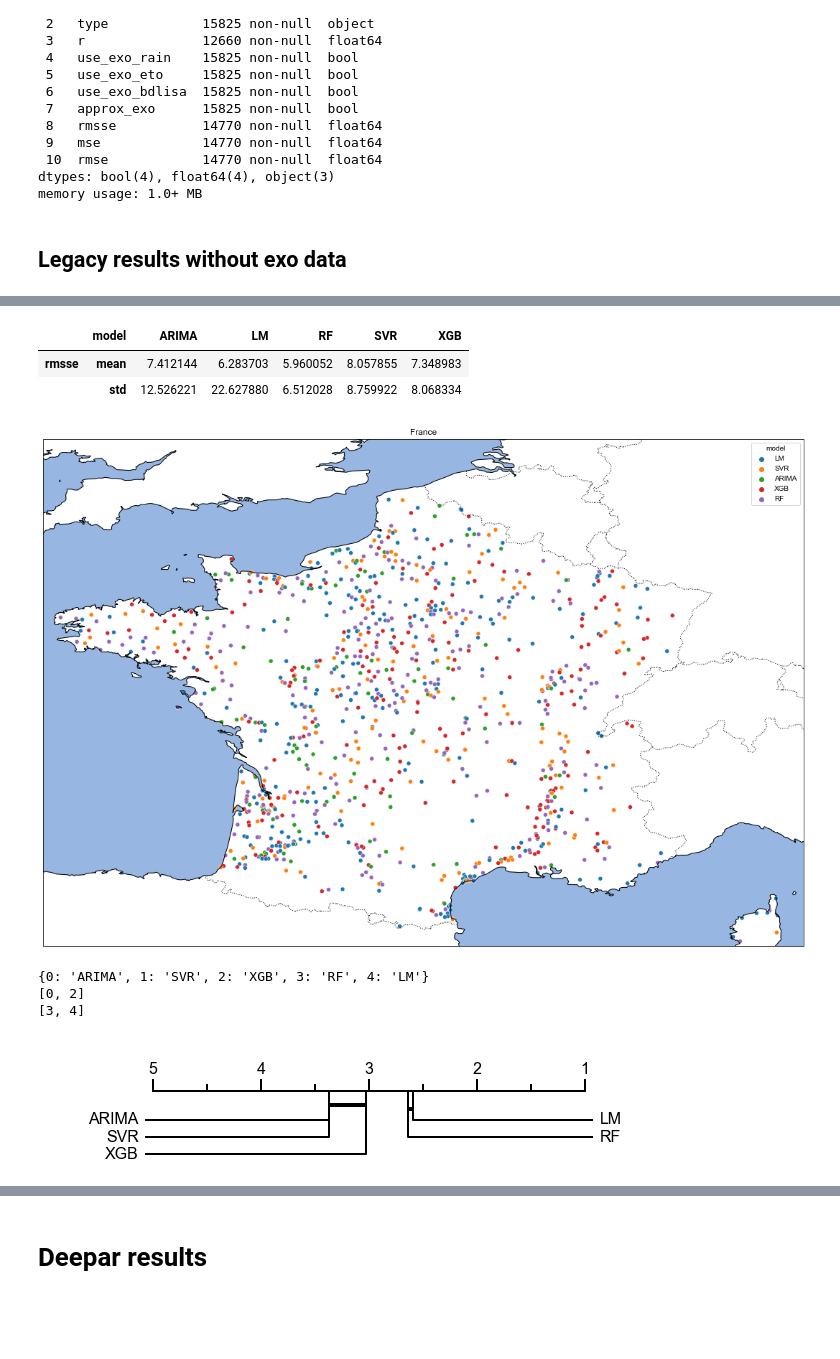
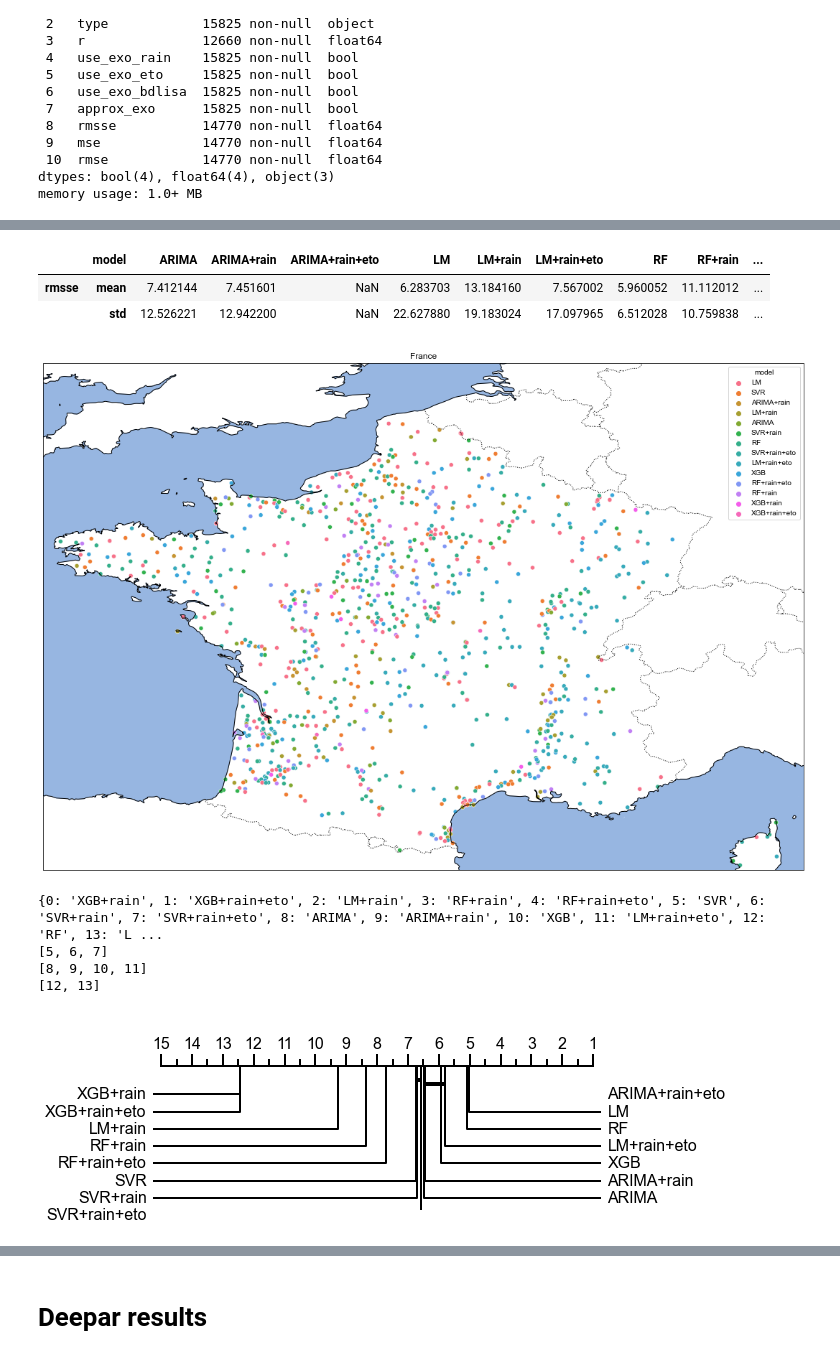
Before and after one commit to frankl1/piezoforecast, a Jupyter notebook: results/analysis.ipynb, the cells around one changed output, grey strips where cells are left out. Cells and saved outputs as stored; diff of their text form; code cells hidden in the pictures; blank space fills up the shorter version.

```diff
--- a/results/analysis.ipynb
+++ b/results/analysis.ipynb
@@ -81,8 +81,8 @@ def plot_forecast(forecast_df):
     #plt.savefig('Images/forecasts.png')
     plt.show()
 # %%
-def show_performance(result_df, use_exo_rain, use_exo_eto, show_map=False, barplot_fname=None, cd_fname=None):
-    res = result_df[(result_df.use_exo_eto == use_exo_eto) & (result_df.use_exo_rain == use_exo_rain) & (result_df.use_exo_bdlisa==False)].copy()
+def show_performance(result_df, show_map=False, barplot_fname=None, cd_fname=None):
+    res = result_df.copy()
     if res.shape[0] > 0:
         plot_stats(res, fname=barplot_fname)
 
@@ -145,6 +154,8 @@ legacy_result = legacy_result.rename(columns={'id_method_ML': 'model'})
 legacy_result = legacy_result[~legacy_result.approx_exo]
 legacy_result = legacy_result[legacy_result.id_piezo.isin(common_piezo)]
 legacy_result.model = legacy_result.model.apply(lambda m: m.upper())
+legacy_result = legacy_result.apply(rename_model, axis=1)
+
 legacy_result.head()
 # %% [output]
 |  | id_piezo | model | type | r | use_exo_rain | use_exo_eto | use_exo_bdlisa | approx_exo | rmsse | ... |
@@ -174,8 +185,6 @@ Data columns (total 11 columns):
  10  rmse            14770 non-null  float64
 dtypes: bool(4), float64(4), object(3)
 memory usage: 1.0+ MB
-# %% [markdown]
-## Legacy results without exo data
 # %%
-show_performance(legacy_result, use_exo_eto=False, use_exo_rain=False, show_map=True, barplot_fname='Images/boxplot-legacy.jpg', cd_fname='Images/cd-legacy.jpg')
+show_performance(legacy_result, show_map=True, barplot_fname='Images/boxplot-legacy.jpg', cd_fname='Images/cd-legacy.jpg')
 # %% [output]
@@ -183,8 +192,9 @@ show_performance(legacy_result, use_exo_eto=False, use_exo_rain=False, show_map=
-|  | model | ARIMA | LM | RF | SVR | XGB |
-| rmsse | mean | 7.412144 | 6.283703 | 5.960052 | 8.057855 | 7.348983 |
-|  | std | 12.526221 | 22.627880 | 6.512028 | 8.759922 | 8.068334 |
+|  | model | ARIMA | ARIMA+rain | ARIMA+rain+eto | LM | LM+rain | LM+rain+eto | RF | RF+rain | ... |
+| rmsse | mean | 7.412144 | 7.451601 | NaN | 6.283703 | 13.184160 | 7.567002 | 5.960052 | 11.112012 | ... |
+|  | std | 12.526221 | 12.942200 | NaN | 22.627880 | 19.183024 | 17.097965 | 6.512028 | 10.759838 | ... |
-[figure, old version]
+[figure, new version]
-{0: 'ARIMA', 1: 'SVR', 2: 'XGB', 3: 'RF', 4: 'LM'}
-[0, 2]
-[3, 4]
+{0: 'XGB+rain', 1: 'XGB+rain+eto', 2: 'LM+rain', 3: 'RF+rain', 4: 'RF+rain+eto', 5: 'SVR', 6: 'SVR+rain', 7: 'SVR+rain+eto', 8: 'ARIMA', 9: 'ARIMA+rain', 10: 'XGB', 11: 'LM+rain+eto', 12: 'RF', 13: 'L ...
+[5, 6, 7]
+[8, 9, 10, 11]
+[12, 13]
-[figure, old version]
+[figure, new version]
```
Also changed, not shown: parts of 23 cells of this notebook, 5 other files.
